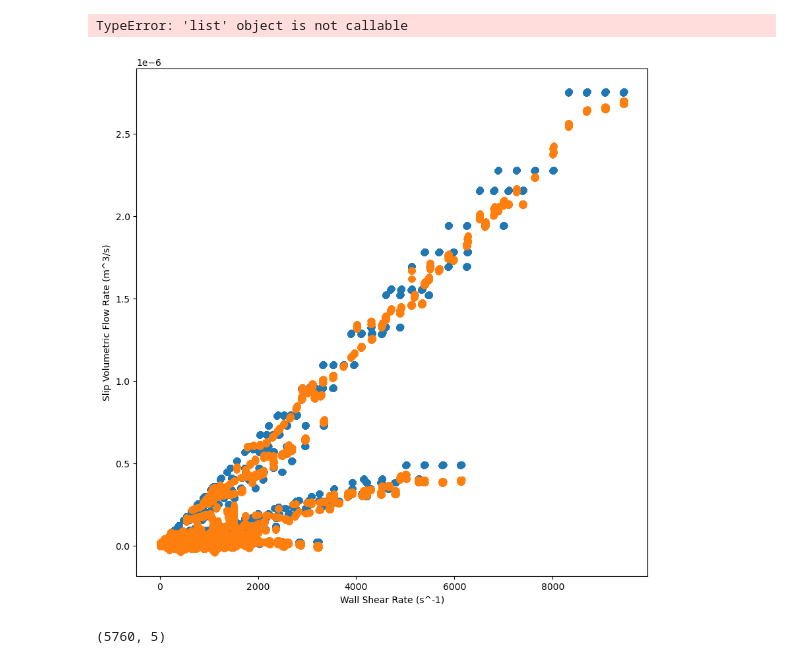
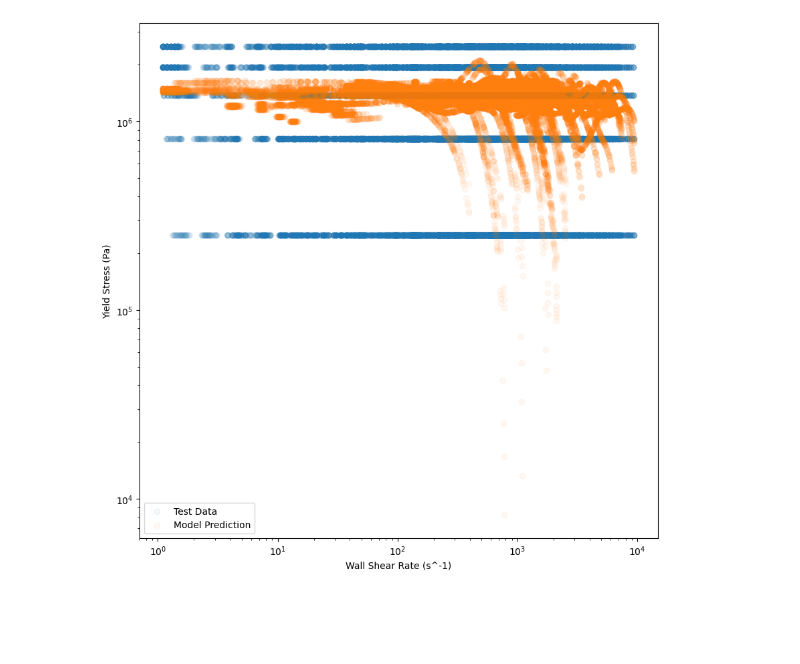
Before and after one commit to mistermitch92/PIPE-FLOW-Neural-Network, a Jupyter notebook: Keras_caprheo.ipynb, the cells around one changed output. Cells and saved outputs as stored; diff of their text form; code cells hidden in the pictures; blank space fills up the shorter version.

```diff
--- a/Keras_caprheo.ipynb
+++ b/Keras_caprheo.ipynb
@@ -48,10 +48,10 @@ Theoretical_data_scaled = Xscaler.fit_transform(Theoretical_data)
 Target_Values_scaled = yscaler.fit_transform(Target_Values)
 
 #split the data into training and testing data
-X_train, X_test, y_train, y_test = train_test_split(Theoretical_data_scaled, Target_Values_scaled, test_size=0.8, random_state=rand_seed)
+X_train, X_test, y_train, y_test = train_test_split(Theoretical_data_scaled, Target_Values_scaled, test_size=0.5, random_state=rand_seed)
 
 #split the training data into training and validation data
-X_train, X_val, y_train, y_val = train_test_split(X_train, y_train, test_size=0.8, random_state=rand_seed)
+X_train, X_val, y_train, y_val = train_test_split(X_train, y_train, test_size=0.5, random_state=rand_seed)
 # %%
 print(X_train.shape, "train samples", X_val.shape, "validation samples", X_test.shape, "test samples")
 print(y_train.shape, "train samples", y_val.shape, "validation samples", y_test.shape, "test samples")
@@ -75,7 +75,7 @@ model = keras.Sequential([
 model.compile(optimizer='adam', loss='mean_squared_error')
 
 # Train the model
-history = model.fit(X_train, y_train, epochs=200, validation_data=(X_val, y_val))
+history = model.fit(X_train, y_train, epochs=100, validation_data=(X_val, y_val))
 
 # Evaluate the model
 loss = model.evaluate(X_test, y_test)
@@ -125,17 +137,13 @@ print(y_test_df[:,4].size)
 # %%
 #plot the data
 plt.figure(figsize=(10, 10))
-plt.scatter(X_test_df[:,4], y_test_df[:,4])
-plt.scatter(X_test_df[:,4], y_pred_df[:,4])
+plt.scatter(X_test_df[:,4], y_test_df[:,4], label = 'Test Data', alpha = 0.05)
+plt.scatter(X_test_df[:,4], y_pred_df[:,4], label = 'Model Prediction', alpha = 0.05)
 plt.xlabel('Wall Shear Rate (s^-1)')
-plt.ylabel('Slip Volumetric Flow Rate (m^3/s)')
+plt.ylabel('Yield Stress (Pa)')
+plt.yscale('log')
+plt.xscale('log')
 plt.legend()
 plt.show()
 # %% [output]
-TypeError: 'list' object is not callable
-[figure, old version]
+[figure, new version]
-# %%
-X_test_df.shape
-y_test_df.shape
-# %% [output]
-(5760, 5)
```
Also changed, not shown: parts of 9 cells of this notebook, 6 other files.
